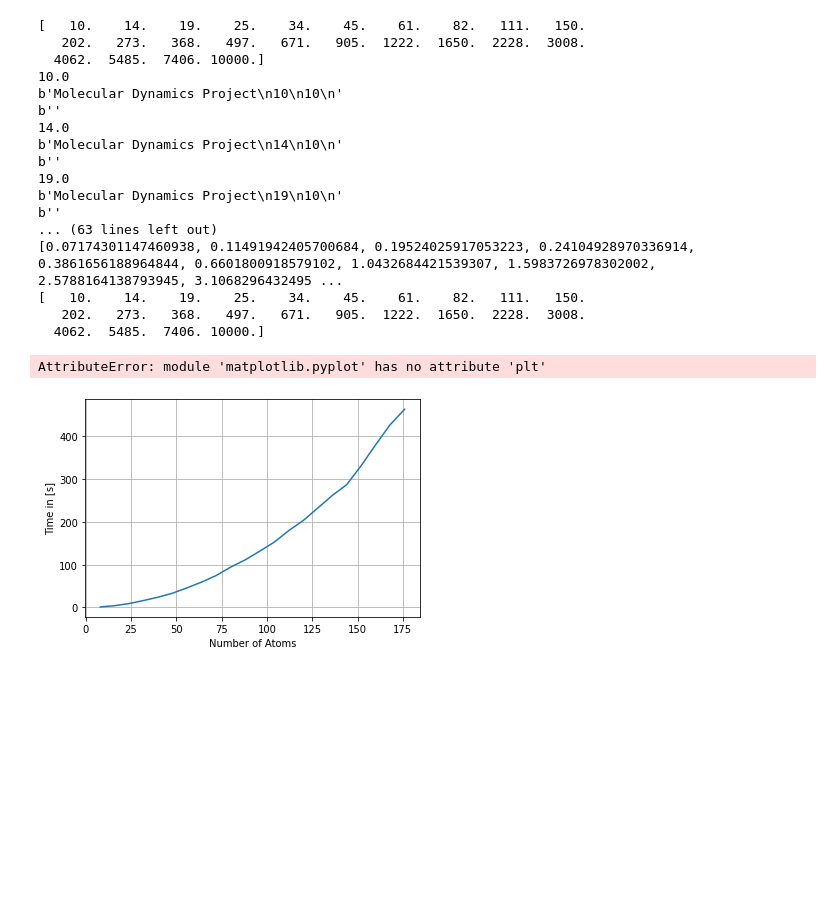
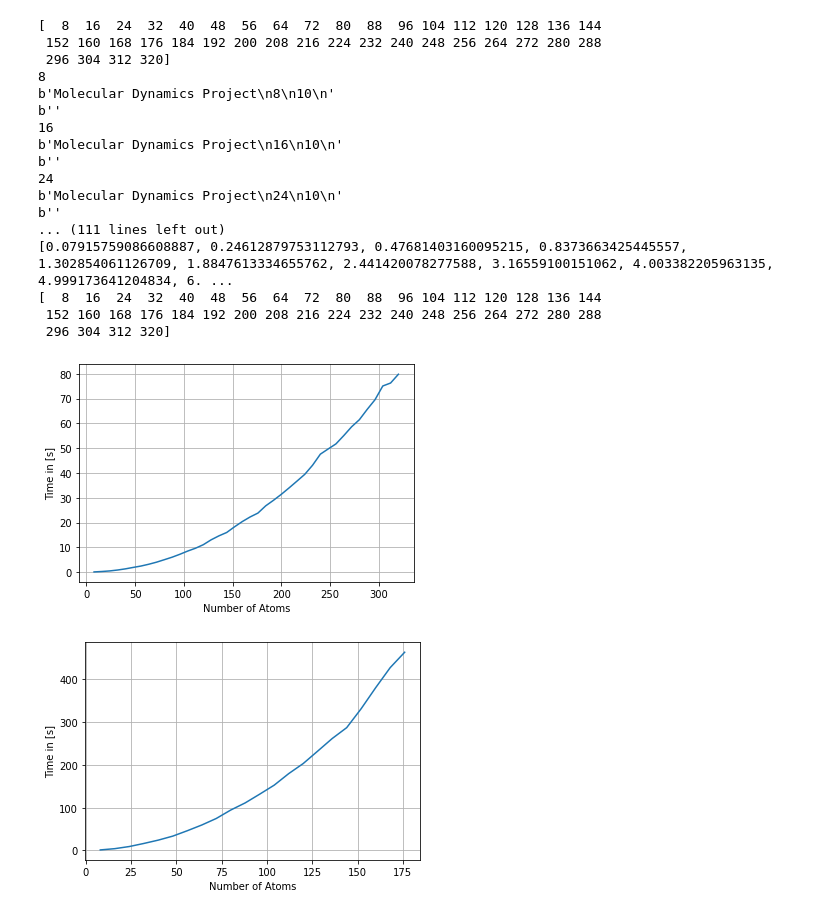
Before and after one commit to cmoser8892/MoleDymCode, a Jupyter notebook: AJupyter/M5DataGrapper.ipynb, the cells around one changed output. Cells and saved outputs as stored; diff of their text form; code cells hidden in the pictures; blank space fills up the shorter version.

```diff
--- a/AJupyter/M5DataGrapper.ipynb
+++ b/AJupyter/M5DataGrapper.ipynb
@@ -6,12 +6,13 @@ from subprocess import Popen,PIPE
 import time
 
 #folder bs
-programbasePath = "/home/cm/CLionProjects/MoleDymCode/cmake-build-debug/"
+programbasePath = "/home/cm/CLionProjects/MDCode/cmake-build-release/"
 programName = "myproject"
 programCall = programbasePath + programName
 
 #main variables
-atomcount = np.ceil(np.logspace(1., 4., num= 24))
+#atomcount = np.ceil(np.logspace(1., 4., num= 24))
+atomcount = (np.arange(40) +1)*8
 print(atomcount)
 times = []
 relaxationTime = 10.0 #low so it does not explode and we do not care anyways
@@ -23,49 +24,49 @@ def functionCaller(nbAtoms):
     #
     start = time.time()
     print(nbAtoms)
     #calls time to call is just overhead that ocurrs always
     #was run with time and in python (33.169 vs 33.246 for 48 atoms) for me the offset is aceptable
     process = Popen([programCall,str(nbAtoms),str(relaxationTime)],stdout = PIPE, stderr= PIPE)
     Popen.wait(process)
     end = time.time()
     stdout, stderr = process.communicate()
     print(stdout)
     print(stderr)
     #print(end-start)
     return end -start
 
 #run a bunch of times
 for i in atomcount:
     times.append(functionCaller(i))
 
 #plot
 print(times)
 print(atomcount)
 plt.plot(atomcount,times)
 plt.xlabel("Number of Atoms")
 plt.ylabel("Time in [s]")
 plt.grid()
-plt.savefig('plotAtomTimes.png')
+plt.savefig('plotAtomTimesM5.png')
 plt.show()
 # %% [output]
-[   10.    14.    19.    25.    34.    45.    61.    82.   111.   150.
-   202.   273.   368.   497.   671.   905.  1222.  1650.  2228.  3008.
-  4062.  5485.  7406. 10000.]
-10.0
-b'Molecular Dynamics Project\n10\n10\n'
+[  8  16  24  32  40  48  56  64  72  80  88  96 104 112 120 128 136 144
+ 152 160 168 176 184 192 200 208 216 224 232 240 248 256 264 272 280 288
+ 296 304 312 320]
+8
+b'Molecular Dynamics Project\n8\n10\n'
 b''
-14.0
-b'Molecular Dynamics Project\n14\n10\n'
+16
+b'Molecular Dynamics Project\n16\n10\n'
 b''
-19.0
-b'Molecular Dynamics Project\n19\n10\n'
+24
+b'Molecular Dynamics Project\n24\n10\n'
 b''
-... (63 lines left out)
-[0.07174301147460938, 0.11491942405700684, 0.19524025917053223, 0.24104928970336914, 0.3861656188964844, 0.6601800918579102, 1.0432684421539307, 1.5983726978302002, 2.5788164138793945, 3.1068296432495 ...
-[   10.    14.    19.    25.    34.    45.    61.    82.   111.   150.
-   202.   273.   368.   497.   671.   905.  1222.  1650.  2228.  3008.
-  4062.  5485.  7406. 10000.]
+... (111 lines left out)
+[0.07915759086608887, 0.24612879753112793, 0.47681403160095215, 0.8373663425445557, 1.302854061126709, 1.8847613334655762, 2.441420078277588, 3.16559100151062, 4.003382205963135, 4.999173641204834, 6. ...
+[  8  16  24  32  40  48  56  64  72  80  88  96 104 112 120 128 136 144
+ 152 160 168 176 184 192 200 208 216 224 232 240 248 256 264 272 280 288
+ 296 304 312 320]
-AttributeError: module 'matplotlib.pyplot' has no attribute 'plt'
+[figure, added]
 # %%
 #data safe till 144 atoms
 magicList = [1.2753801345825195, 4.20757794380188, 9.18721866607666, 16.336894989013672, 24.168758630752563, 33.506770610809326, 46.08373188972473, 59.46736812591553, 74.72118306159973, 94.47463345527649, 111.21811723709106, 131.6394121646881, 152.66178345680237, 179.6160707473755, 203.14466953277588, 232.22742199897766, 261.6146478652954, 287.0486648082733]
```
Also changed, not shown: 4 other files.
